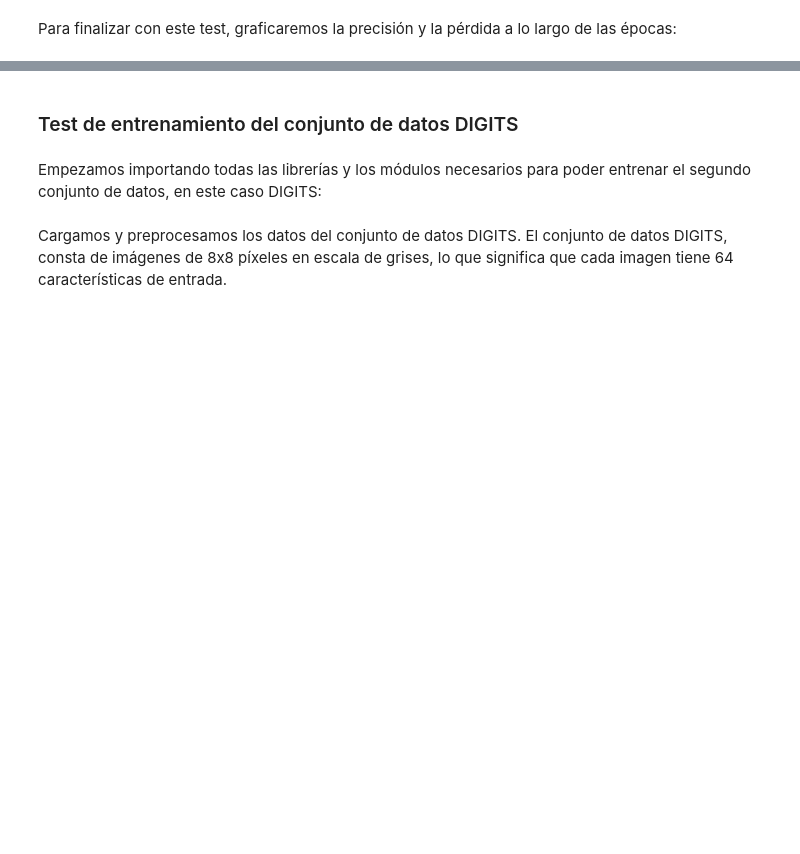
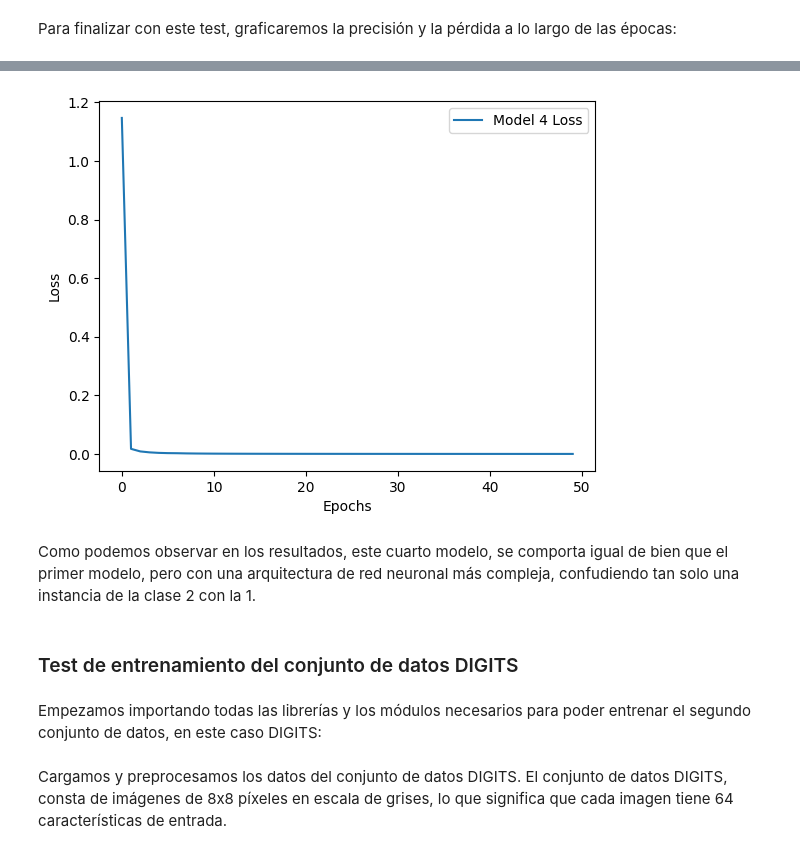
Before and after one commit to adoojeda/ModularNNEngine, a Jupyter notebook: main.ipynb, the cells around one changed output, grey strips where cells are left out. Cells and saved outputs as stored; diff of their text form; code cells hidden in the pictures; blank space fills up the shorter version.

```diff
--- a/main.ipynb
+++ b/main.ipynb
@@ -191,3 +245,13 @@ plt.show()
+# %%
+plt.plot(loss4, label="Model 4 Loss")
+plt.xlabel("Epochs")
+plt.ylabel("Loss")
+plt.legend()
+plt.show()
+# %% [output]
+[figure, added]
+# %% [markdown]
+Como podemos observar en los resultados, este cuarto modelo, se comporta igual de bien que el primer modelo, pero con una arquitectura de red neuronal más compleja, confudiendo tan solo una instancia de la clase 2 con la 1.
 # %% [markdown]
 ### Test de entrenamiento del conjunto de datos DIGITS
 # %% [markdown]
```
Also changed, not shown: parts of 55 cells of this notebook.
